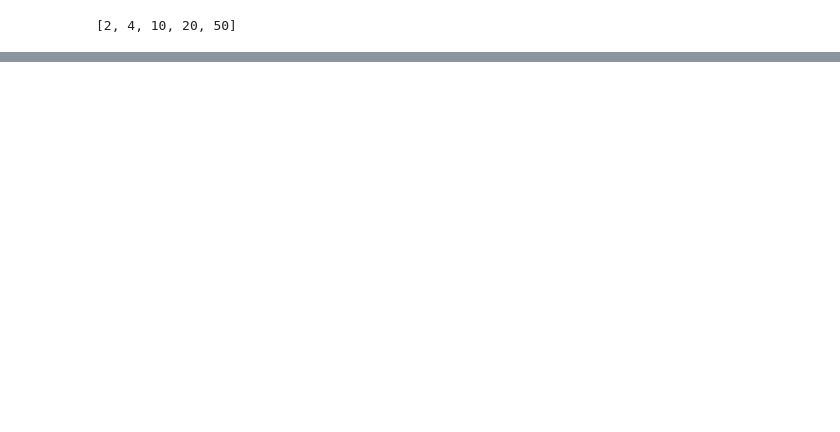
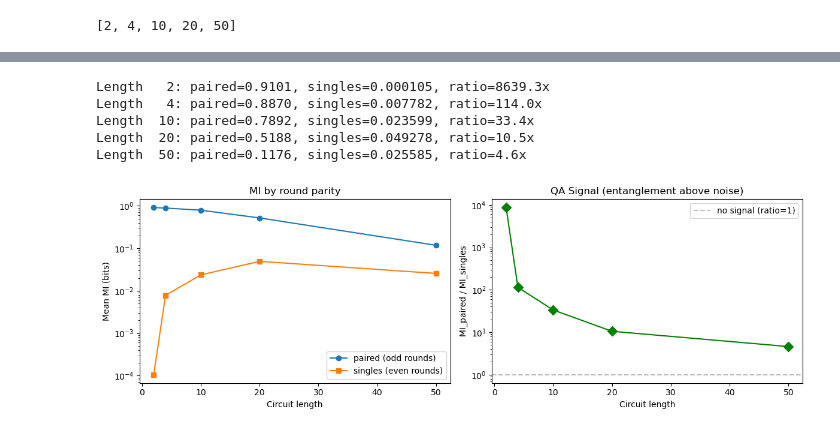
Before and after one commit to moth-quantum/qiskit-device-benchmarking, a Jupyter notebook: common.ipynb, the cells around one changed output, grey strips where cells are left out. Saved outputs shown, nothing was run; the diff lists cells and outputs as text; code cells hidden in the pictures; blank space fills up the shorter version.

```diff
--- a/common.ipynb
+++ b/common.ipynb
@@ -247,0 +251,59 @@ plt.legend()
+# %%
+# QA Signal: ratio of entangled MI to non-entangled MI per circuit length.
+# This measures how much entanglement stands above the noise floor.
+# A ratio >> 1 means the device creates genuine entanglement;
+# the decay rate with circuit depth characterises device quality.
+
+# Separate rounds by parity: odd rounds have 2q pairs, even rounds are 1q-only
+paired_by_length = {L: [] for L in lengths}
+singles_by_length = {L: [] for L in lengths}
+
+for j in range(len(mmi["paired"])):
+    L = lengths[j % num_lengths]
+    if j % 2 == 1:  # odd round: entangling pairs present
+        val = mmi["paired"][j]
+        if not np.isnan(val):
+            paired_by_length[L].append(val)
+    else:  # even round: no entangling pairs
+        val = mmi["singles"][j]
+        if not np.isnan(val):
+            singles_by_length[L].append(val)
+
+paired_means = np.array([np.mean(paired_by_length[L]) if paired_by_length[L] else np.nan for L in lengths])
+singles_means = np.array([np.mean(singles_by_length[L]) if singles_by_length[L] else np.nan for L in lengths])
+
+# QA signal = ratio of paired MI to singles MI
+qa_signal = paired_means / singles_means
+
+fig, (ax1, ax2) = plt.subplots(1, 2, figsize=(12, 4))
+
+# Left: paired vs singles MI (same as above, but with parity-separated data)
+ax1.errorbar(lengths, paired_means, fmt='-o', label="paired (odd rounds)")
+ax1.errorbar(lengths, singles_means, fmt='-s', label="singles (even rounds)")
+ax1.set_xlabel("Circuit length")
+ax1.set_ylabel("Mean MI (bits)")
+ax1.set_yscale("log")
+ax1.set_title("MI by round parity")
+ax1.legend()
+
+# Right: QA signal ratio
+ax2.plot(lengths, qa_signal, '-D', color='green', markersize=8)
+ax2.axhline(y=1, color='gray', linestyle='--', alpha=0.5, label="no signal (ratio=1)")
+ax2.set_xlabel("Circuit length")
+ax2.set_ylabel("MI_paired / MI_singles")
+ax2.set_yscale("log")
+ax2.set_title("QA Signal (entanglement above noise)")
+ax2.legend()
+
+plt.tight_layout()
+
+# Print the numbers
+for L, p, s, r in zip(lengths, paired_means, singles_means, qa_signal):
+    print(f"Length {L:>3d}: paired={p:.4f}, singles={s:.6f}, ratio={r:.1f}x")
+# %% [output]
+Length   2: paired=0.9101, singles=0.000105, ratio=8639.3x
+Length   4: paired=0.8870, singles=0.007782, ratio=114.0x
+Length  10: paired=0.7892, singles=0.023599, ratio=33.4x
+Length  20: paired=0.5188, singles=0.049278, ratio=10.5x
+Length  50: paired=0.1176, singles=0.025585, ratio=4.6x
+[figure, added]
```
Also changed, not shown: parts of 6 cells of this notebook, 5 other files.
